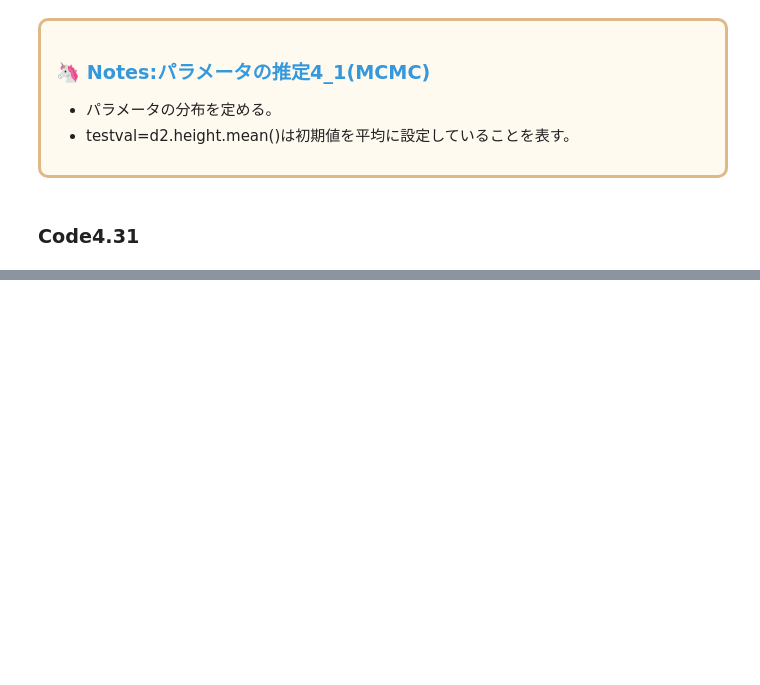
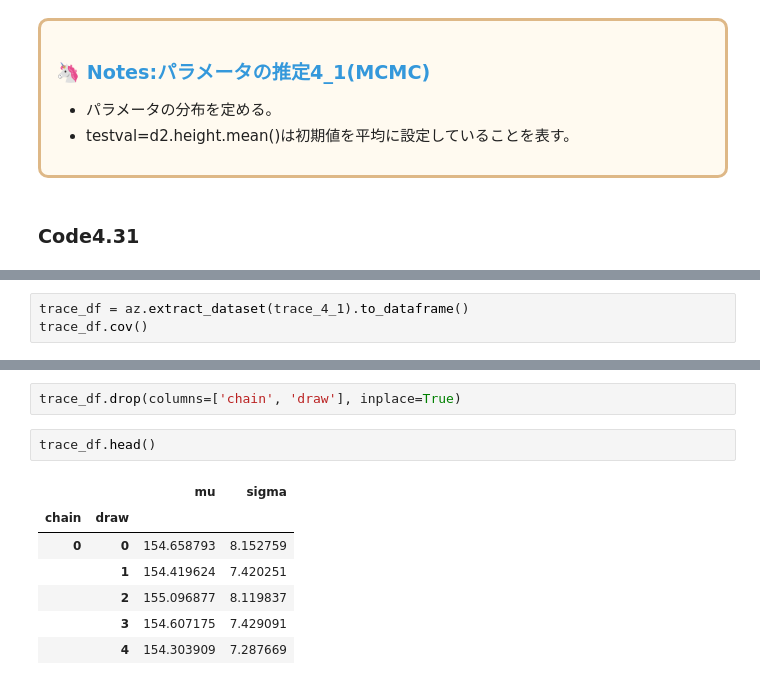
Before and after one commit to styuk/Bayes-Python, a Jupyter notebook: chapter4/chapter4.ipynb, the cells around one changed output, grey strips where cells are left out. Saved outputs shown, nothing was run; the diff lists cells and outputs as text; blank space fills up the shorter version.

```diff
--- a/chapter4/chapter4.ipynb
+++ b/chapter4/chapter4.ipynb
@@ -613,0 +614,3 @@ Sampling 4 chains for 1_000 tune and 1_000 draw iterations (4_000 + 4_000 draws
+# %%
+trace_df = az.extract_dataset(trace_4_1).to_dataframe()
+trace_df.cov()
@@ -613,0 +635,12 @@ Sampling 4 chains for 1_000 tune and 1_000 draw iterations (4_000 + 4_000 draws
+# %%
+trace_df.drop(columns=['chain', 'draw'], inplace=True)
+# %%
+trace_df.head()
+# %% [output]
+|  |  | mu | sigma |
+| chain | draw |  |  |
+| 0 | 0 | 154.658793 | 8.152759 |
+|  | 1 | 154.419624 | 7.420251 |
+|  | 2 | 155.096877 | 8.119837 |
+|  | 3 | 154.607175 | 7.429091 |
+|  | 4 | 154.303909 | 7.287669 |
```
Also changed, not shown: parts of 27 cells of this notebook.
